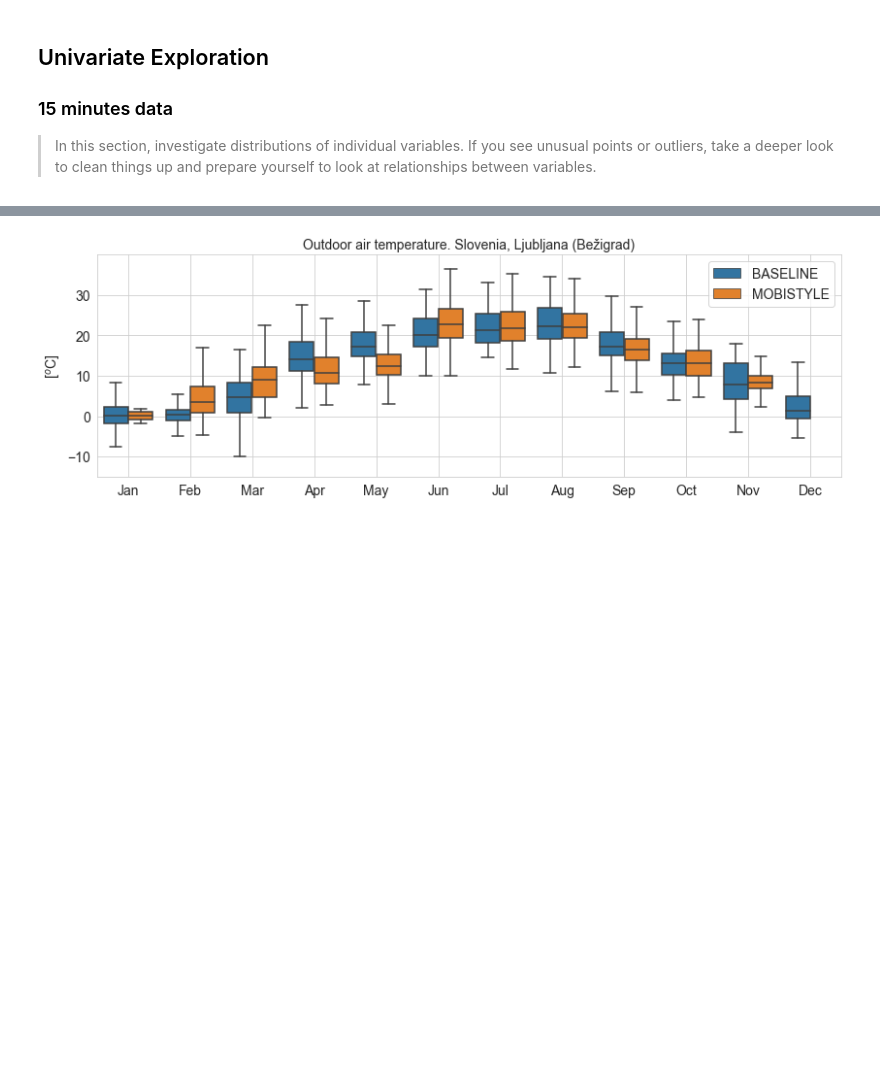
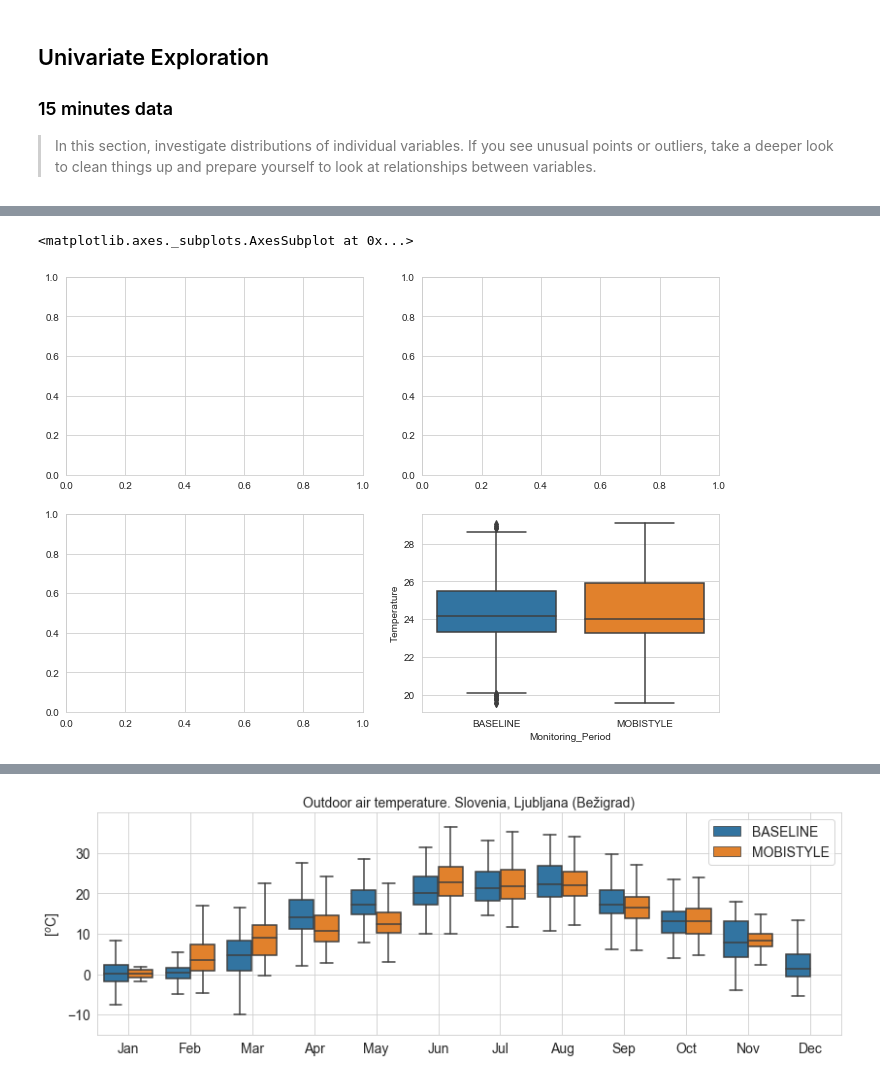
Before and after one commit to SVGoogle/EDA-project, a Jupyter notebook: data_exploration.ipynb, the cells around one changed output, grey strips where cells are left out. Cells and saved outputs as stored; diff of their text form; code cells hidden in the pictures; blank space fills up the shorter version.

```diff
--- a/data_exploration.ipynb
+++ b/data_exploration.ipynb
@@ -228,0 +248,7 @@ plt.suptitle('Density plots');
+# %%
+fig, ax = plt.subplots(2,2, figsize=(11.7, 8))
+
+sns.boxplot(data=data, y='Temperature', x='Monitoring_Period')
+# %% [output]
+<matplotlib.axes._subplots.AxesSubplot at 0x...>
+[figure, added]
```
Also changed, not shown: parts of 13 cells of this notebook.
